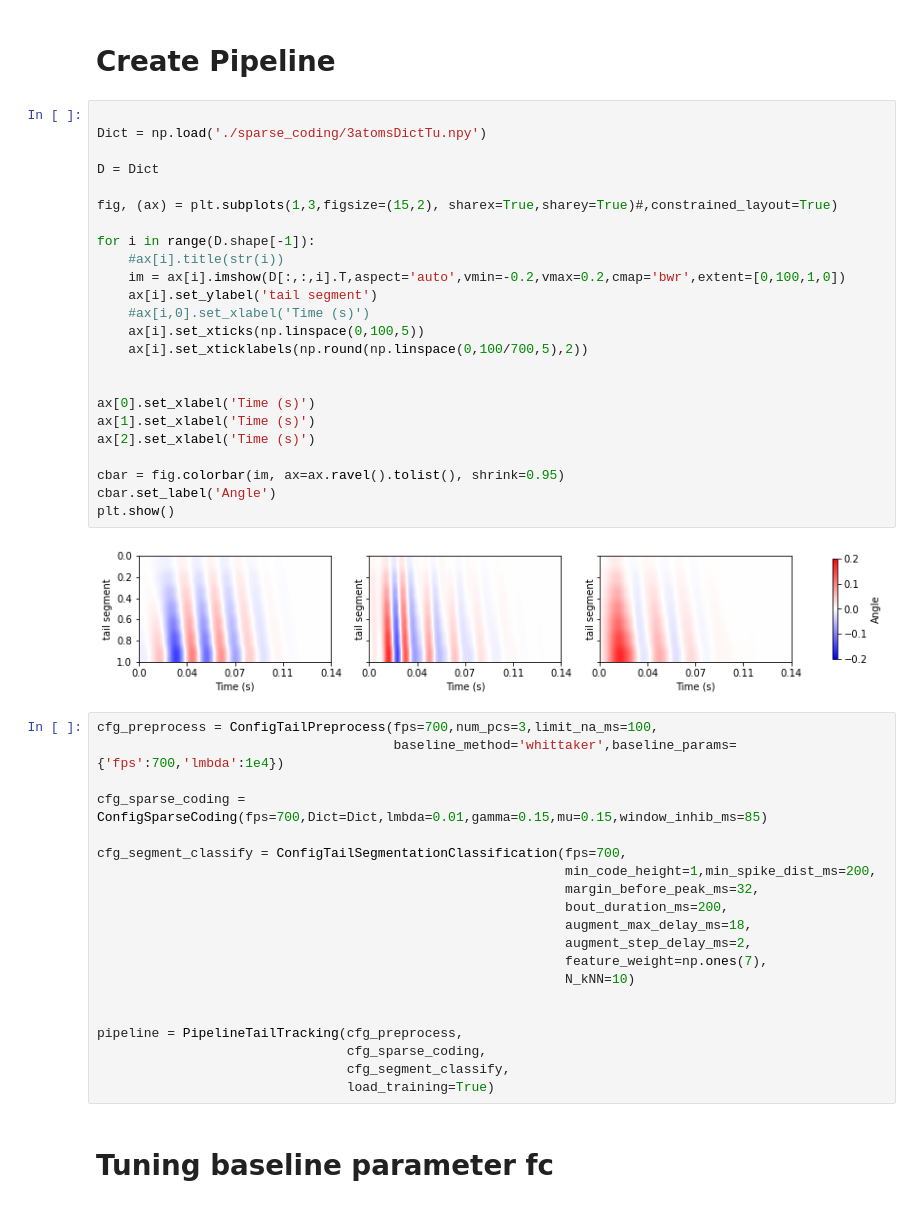
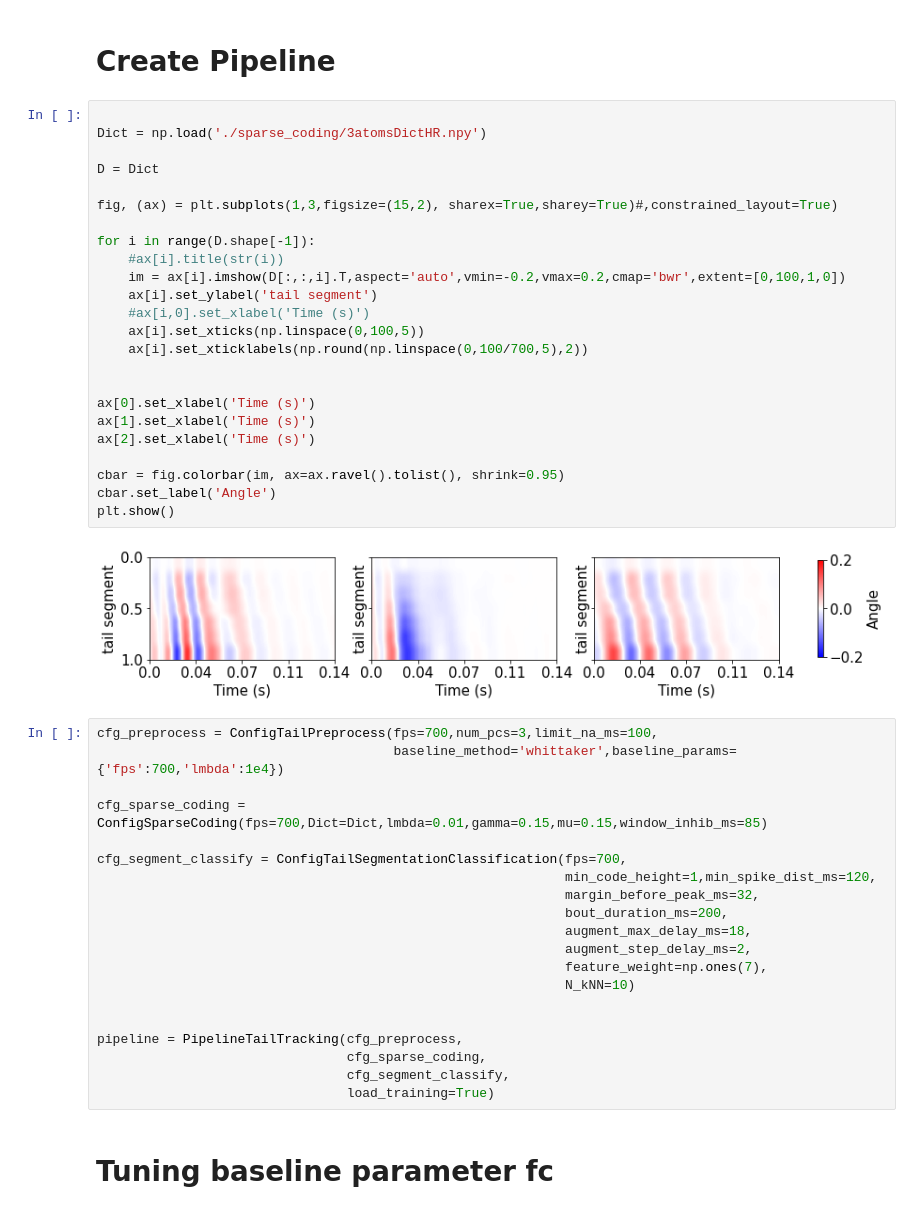
Before and after one commit to orger-lab/megabouts, a Jupyter notebook: megabouts/head_restrained_pipeline.ipynb, the cells around one changed output. Drawn from its saved outputs; the diff is of its cells as text.

```diff
--- a/megabouts/head_restrained_pipeline.ipynb
+++ b/megabouts/head_restrained_pipeline.ipynb
@@ -58,30 +81,30 @@ tail_angle was rescaled to have size to have 10 segments
 # Create Pipeline
 # %%
 
-Dict = np.load('./sparse_coding/3atomsDictTu.npy')
+Dict = np.load('./sparse_coding/3atomsDictHR.npy')
 
 D = Dict
 
 fig, (ax) = plt.subplots(1,3,figsize=(15,2), sharex=True,sharey=True)#,constrained_layout=True)
 
 for i in range(D.shape[-1]):
     #ax[i].title(str(i))
     im = ax[i].imshow(D[:,:,i].T,aspect='auto',vmin=-0.2,vmax=0.2,cmap='bwr',extent=[0,100,1,0])
     ax[i].set_ylabel('tail segment')
     #ax[i,0].set_xlabel('Time (s)')
     ax[i].set_xticks(np.linspace(0,100,5))
     ax[i].set_xticklabels(np.round(np.linspace(0,100/700,5),2))
 
 
 ax[0].set_xlabel('Time (s)')
 ax[1].set_xlabel('Time (s)')
 ax[2].set_xlabel('Time (s)')
 
 cbar = fig.colorbar(im, ax=ax.ravel().tolist(), shrink=0.95)
 cbar.set_label('Angle')
 plt.show()
 # %% [output]
-[figure, old version]
+[figure, new version]
 # %%
 cfg_preprocess = ConfigTailPreprocess(fps=700,num_pcs=3,limit_na_ms=100,
                                       baseline_method='whittaker',baseline_params={'fps':700,'lmbda':1e4})
@@ -89,7 +112,7 @@ cfg_preprocess = ConfigTailPreprocess(fps=700,num_pcs=3,limit_na_ms=100,
 cfg_sparse_coding = ConfigSparseCoding(fps=700,Dict=Dict,lmbda=0.01,gamma=0.15,mu=0.15,window_inhib_ms=85)
 
 cfg_segment_classify = ConfigTailSegmentationClassification(fps=700,
-                                                            min_code_height=1,min_spike_dist_ms=200,
+                                                            min_code_height=1,min_spike_dist_ms=120,
                                                             margin_before_peak_ms=32,
                                                             bout_duration_ms=200,
                                                             augment_max_delay_ms=18,
```
Also changed, not shown: parts of 10 cells of this notebook, 16 other files.
